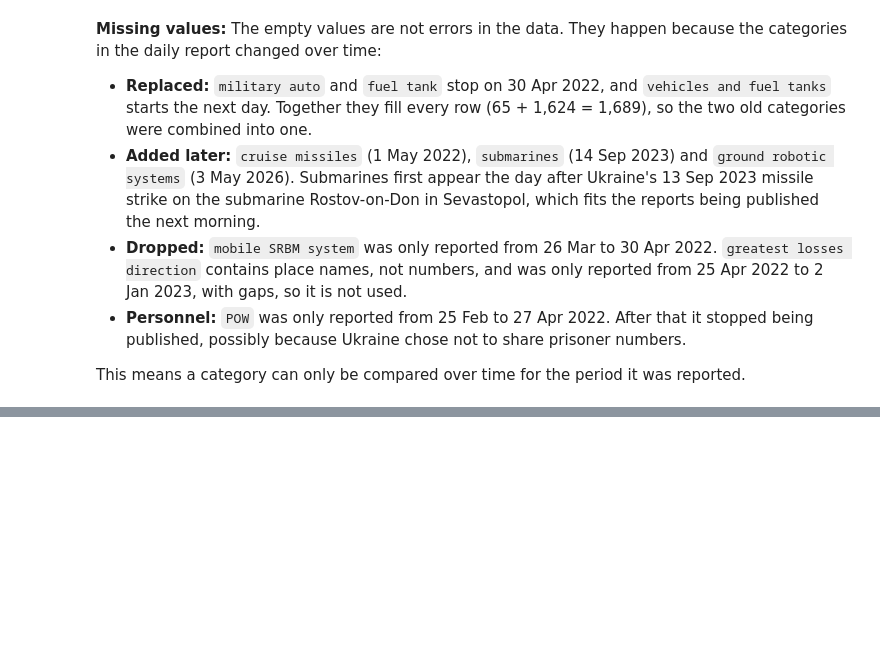
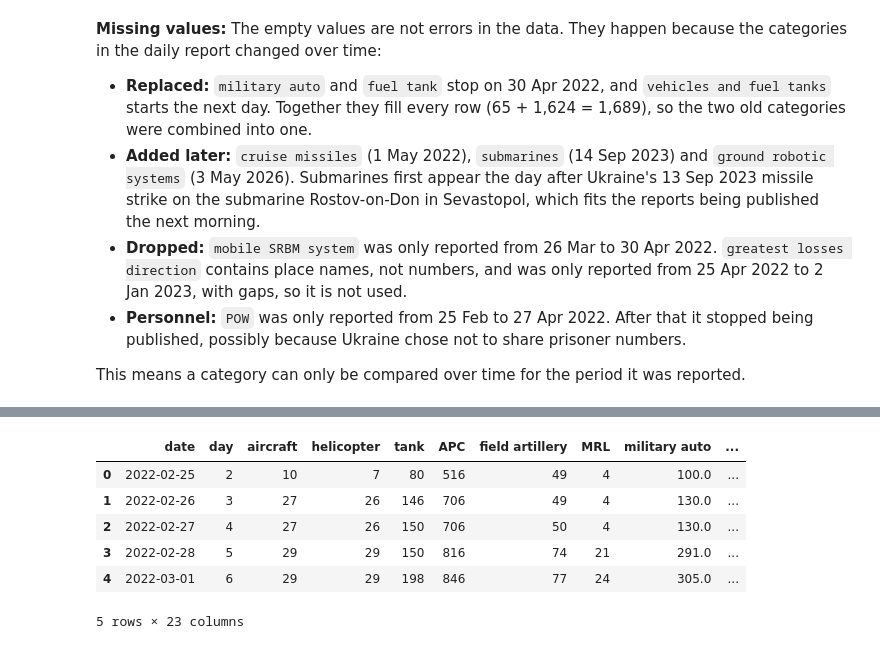
Before and after one commit to ABROCK1516/Ukraine-Losses-Weather, a Jupyter notebook: Ukraine_Losses_Weather.ipynb, the cells around one changed output, grey strips where cells are left out. Drawn from its saved outputs; the diff is of its cells as text; code cells hidden in the pictures; blank space fills up the shorter version.

Commit message:
Step 1 daily losses and Step 2 robots.txt and terms checks

```diff
--- a/Ukraine_Losses_Weather.ipynb
+++ b/Ukraine_Losses_Weather.ipynb
@@ -248,0 +259,6 @@ This means a category can only be compared over time for the period it was repor
+# %%
+equipment["date"] = pd.to_datetime(equipment["date"])  # convert equipment dates from text to real dates
+personnel["date"] = pd.to_datetime(personnel["date"])  # same for personnel
+
+print(equipment["date"].dtype)  # should now show datetime64 instead of object
+print(personnel["date"].dtype)  # same check for personnel
@@ -248,0 +271,6 @@ This means a category can only be compared over time for the period it was repor
+# %%
+personnel_cols = personnel[["date", "personnel", "personnel*", "POW"]]  # keep only the columns needed (double brackets = a list of columns)
+
+losses = pd.merge(equipment, personnel_cols, on="date", how="outer")  # join on date; "outer" keeps dates found in either file, so mismatches would show as empty values
+
+losses.shape  # expect 1,689 rows and 23 columns (20 from equipment + 3 from personnel)
@@ -248,0 +282,13 @@ This means a category can only be compared over time for the period it was repor
+# %%
+losses = losses.sort_values("date")  # oldest first, so each row follows the day before it
+losses = losses.reset_index(drop=True)  # renumber the rows; drop=True throws away the old row numbers
+
+losses.head()  # the first row should now be 25 Feb 2022
+# %% [output]
+|  | date | day | aircraft | helicopter | tank | APC | field artillery | MRL | military auto | ... |
+| 0 | 2022-02-25 | 2 | 10 | 7 | 80 | 516 | 49 | 4 | 100.0 | ... |
+| 1 | 2022-02-26 | 3 | 27 | 26 | 146 | 706 | 49 | 4 | 130.0 | ... |
+| 2 | 2022-02-27 | 4 | 27 | 26 | 150 | 706 | 50 | 4 | 130.0 | ... |
+| 3 | 2022-02-28 | 5 | 29 | 29 | 150 | 816 | 74 | 21 | 291.0 | ... |
+| 4 | 2022-03-01 | 6 | 29 | 29 | 198 | 846 | 77 | 24 | 305.0 | ... |
+5 rows × 23 columns
```
Also changed, not shown: parts of 23 cells of this notebook.
